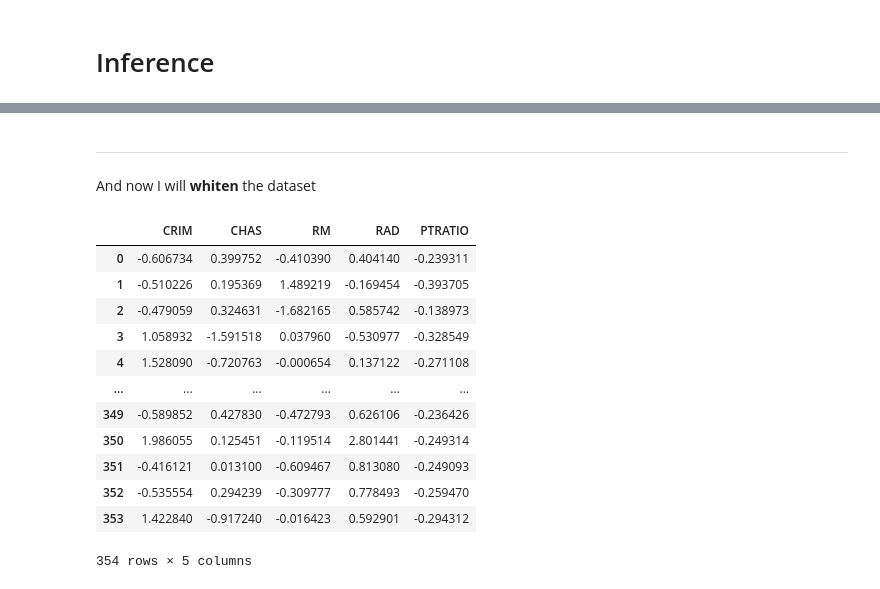
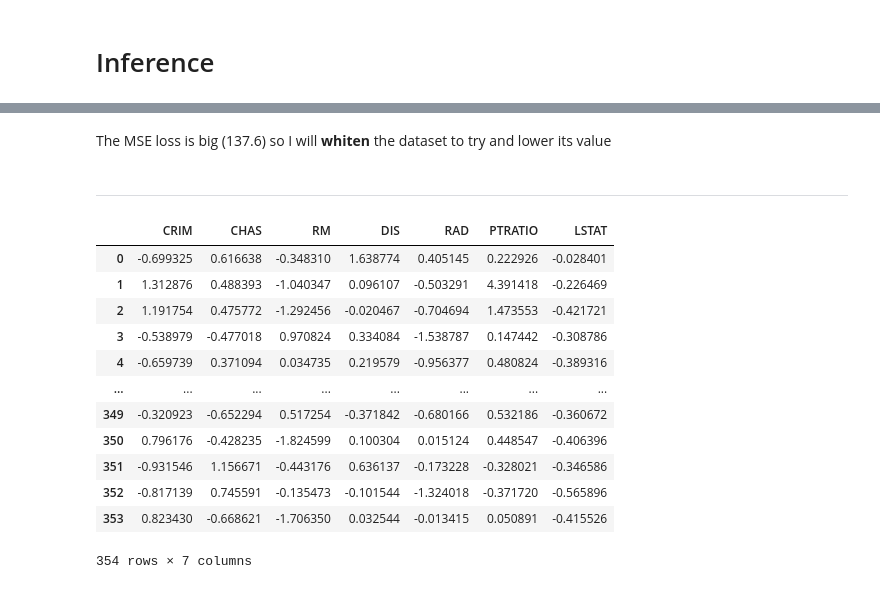
Before and after one commit to Carloselrecharlie/Boston_House_Prices_Analysis, a Jupyter notebook: Analysis of Boston House Prices dataset.ipynb, the cells around one changed output, grey strips where cells are left out. Saved outputs shown, nothing was run; the diff lists cells and outputs as text; code cells hidden in the pictures.

```diff
--- a/Analysis of Boston House Prices dataset.ipynb
+++ b/Analysis of Boston House Prices dataset.ipynb
@@ -433,0 +335,5 @@ Epoch 80/80
+# %%
+# Separate the inputs from the rest of the variables.
+inputs = bhp[['CRIM','CHAS','RM','DIS','RAD','PTRATIO','LSTAT']]
+outputs = bhp[['MEDV']]
+inputs
@@ -433,0 +358,16 @@ Epoch 80/80
+# %%
+# Starting a neural network, sequential for building it by layers.
+model = kr.models.Sequential()
+
+# Add a hidden layer with 15 neurons and an input layer with the 7 attributes chosen
+model.add(kr.layers.Dense(units=15, activation='tanh', input_dim=7))
+
+# Add another hidden layer
+model.add(kr.layers.Dense(units=30, activation='relu'))
+
+# Add a one neuron output layer.
+model.add(kr.layers.Dense(units=1, activation='linear')) # Price is the only output I expect. Therefore linear
+
+# Build the graph.
+model.compile(loss='mean_squared_error', optimizer='sgd', metrics=['accuracy'])
+# loss='categorical_crossentropy' is a standard loss function for a categorical variable.
@@ -433,0 +378,3 @@ Epoch 80/80
+# %%
+# Train the neural network.
+model.fit(inputs_train, outputs_train, epochs=20, batch_size=10) # 20 rounds with 10 batches each
@@ -551,25 +514,26 @@ model.evaluate(inputs_test, outputs_test)
-# %% [markdown]
----
-And now I will **whiten** the dataset
+# %% [markdown]
+The MSE loss is big (137.6) so I will **whiten** the dataset to try and lower its value
+# %% [markdown]
+----
 # %%
-pca = dec.PCA(n_components=5, whiten=True)
+pca = dec.PCA(n_components=7, whiten=True)
 pca.fit(inputs_train)
 inputs_train_white = pd.DataFrame(pca.transform(inputs_train), columns = inputs.columns)
 inputs_train_white
 # %% [output]
-|  | CRIM | CHAS | RM | RAD | PTRATIO |
-| 0 | -0.606734 | 0.399752 | -0.410390 | 0.404140 | -0.239311 |
-| 1 | -0.510226 | 0.195369 | 1.489219 | -0.169454 | -0.393705 |
-| 2 | -0.479059 | 0.324631 | -1.682165 | 0.585742 | -0.138973 |
-| 3 | 1.058932 | -1.591518 | 0.037960 | -0.530977 | -0.328549 |
-| 4 | 1.528090 | -0.720763 | -0.000654 | 0.137122 | -0.271108 |
-| ... | ... | ... | ... | ... | ... |
-| 349 | -0.589852 | 0.427830 | -0.472793 | 0.626106 | -0.236426 |
-| 350 | 1.986055 | 0.125451 | -0.119514 | 2.801441 | -0.249314 |
-| 351 | -0.416121 | 0.013100 | -0.609467 | 0.813080 | -0.249093 |
-| 352 | -0.535554 | 0.294239 | -0.309777 | 0.778493 | -0.259470 |
-| 353 | 1.422840 | -0.917240 | -0.016423 | 0.592901 | -0.294312 |
+|  | CRIM | CHAS | RM | DIS | RAD | PTRATIO | LSTAT |
+| 0 | -0.699325 | 0.616638 | -0.348310 | 1.638774 | 0.405145 | 0.222926 | -0.028401 |
+| 1 | 1.312876 | 0.488393 | -1.040347 | 0.096107 | -0.503291 | 4.391418 | -0.226469 |
+| 2 | 1.191754 | 0.475772 | -1.292456 | -0.020467 | -0.704694 | 1.473553 | -0.421721 |
+| 3 | -0.538979 | -0.477018 | 0.970824 | 0.334084 | -1.538787 | 0.147442 | -0.308786 |
+| 4 | -0.659739 | 0.371094 | 0.034735 | 0.219579 | -0.956377 | 0.480824 | -0.389316 |
+| ... | ... | ... | ... | ... | ... | ... | ... |
+| 349 | -0.320923 | -0.652294 | 0.517254 | -0.371842 | -0.680166 | 0.532186 | -0.360672 |
+| 350 | 0.796176 | -0.428235 | -1.824599 | 0.100304 | 0.015124 | 0.448547 | -0.406396 |
+| 351 | -0.931546 | 1.156671 | -0.443176 | 0.636137 | -0.173228 | -0.328021 | -0.346586 |
+| 352 | -0.817139 | 0.745591 | -0.135473 | -0.101544 | -1.324018 | -0.371720 | -0.565896 |
+| 353 | 0.823430 | -0.668621 | -1.706350 | 0.032544 | -0.013415 | 0.050891 | -0.415526 |
-354 rows × 5 columns
+354 rows × 7 columns
 # %%
 # rebuid the neural network
 model = kr.models.Sequential()
```
Also changed, not shown: parts of 55 cells of this notebook, 1 other file.
